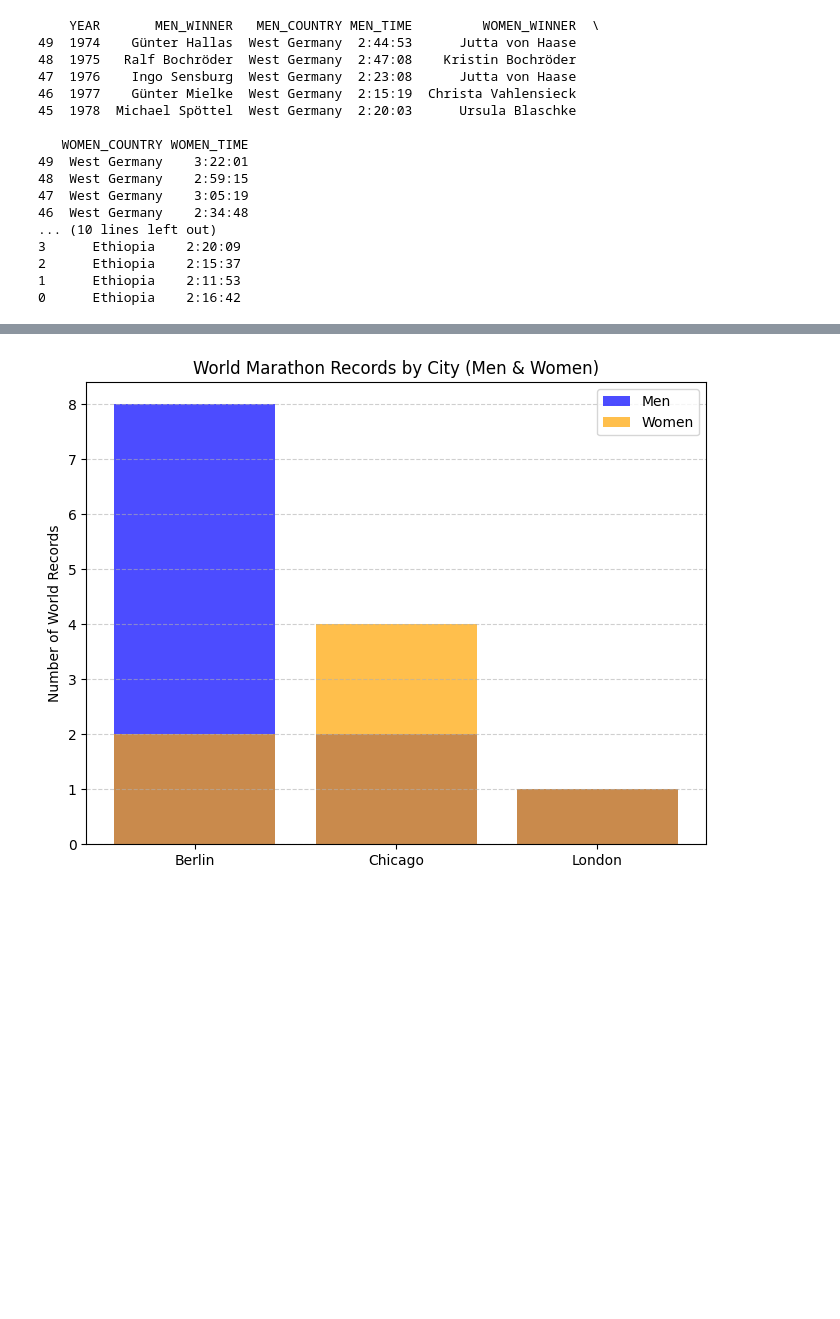
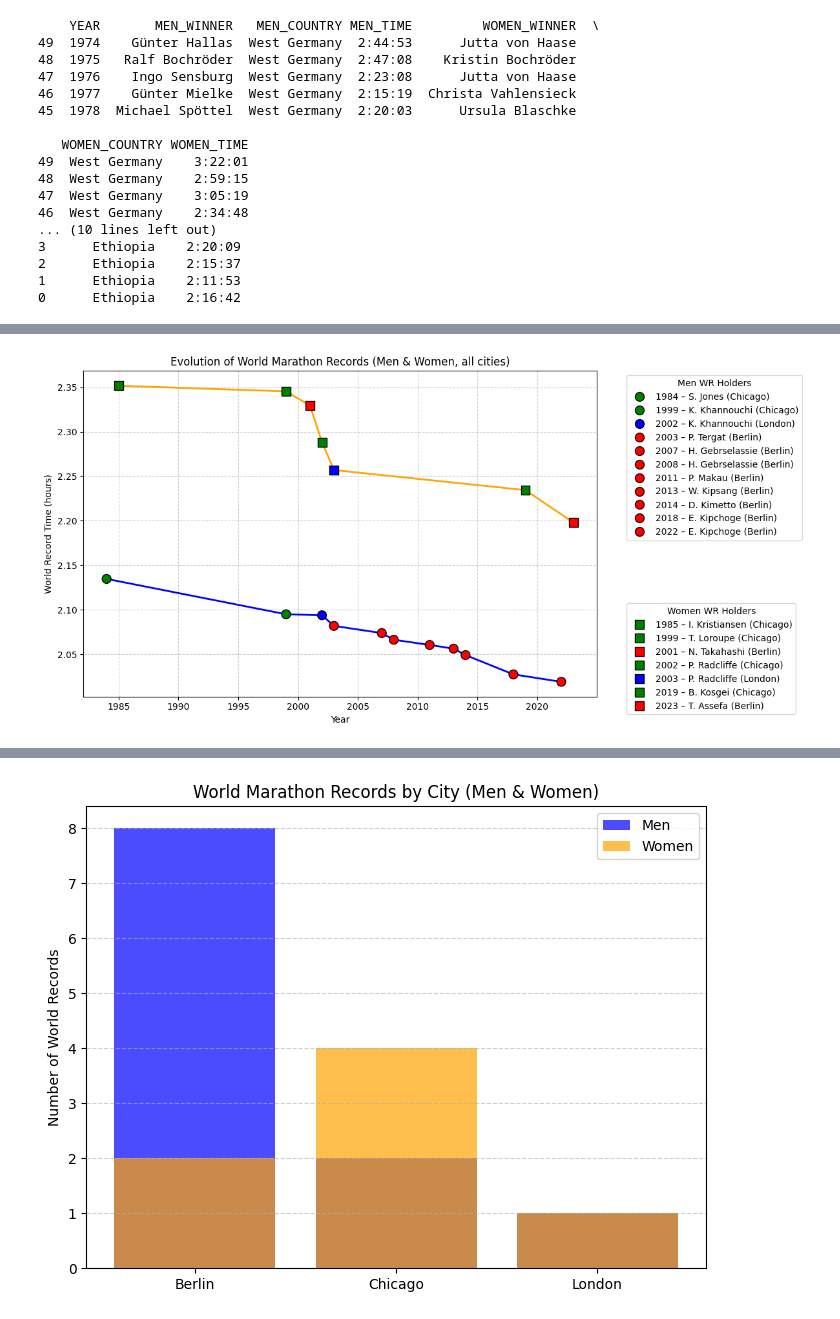
Before and after one commit to jomachase/first_project, a Jupyter notebook: notebooks/Rafael.ipynb, the cells around one changed output, grey strips where cells are left out. Drawn from its saved outputs; the diff is of its cells as text; code cells hidden in the pictures; blank space fills up the shorter version.

```diff
--- a/notebooks/Rafael.ipynb
+++ b/notebooks/Rafael.ipynb
@@ -142,0 +278,82 @@ print(df_final.tail())
+# %%
+# Base with world records
+
+records = [
+    # Men
+    {"Year":1984,"Gender":"Men","City":"Chicago","Winner":"S. Jones","Time":"2:08:05"},
+    {"Year":1999,"Gender":"Men","City":"Chicago","Winner":"K. Khannouchi","Time":"2:05:42"},
+    {"Year":2002,"Gender":"Men","City":"London","Winner":"K. Khannouchi","Time":"2:05:38"},
+    {"Year":2003,"Gender":"Men","City":"Berlin","Winner":"P. Tergat","Time":"2:04:55"},
+    {"Year":2007,"Gender":"Men","City":"Berlin","Winner":"H. Gebrselassie","Time":"2:04:26"},
+    {"Year":2008,"Gender":"Men","City":"Berlin","Winner":"H. Gebrselassie","Time":"2:03:59"},
+    {"Year":2011,"Gender":"Men","City":"Berlin","Winner":"P. Makau","Time":"2:03:38"},
+    {"Year":2013,"Gender":"Men","City":"Berlin","Winner":"W. Kipsang","Time":"2:03:23"},
+    {"Year":2014,"Gender":"Men","City":"Berlin","Winner":"D. Kimetto","Time":"2:02:57"},
+    {"Year":2018,"Gender":"Men","City":"Berlin","Winner":"E. Kipchoge","Time":"2:01:39"},
+    {"Year":2022,"Gender":"Men","City":"Berlin","Winner":"E. Kipchoge","Time":"2:01:09"},
+    # Women
+    {"Year":1985,"Gender":"Women","City":"Chicago","Winner":"I. Kristiansen","Time":"2:21:06"},
+    {"Year":1999,"Gender":"Women","City":"Chicago","Winner":"T. Loroupe","Time":"2:20:43"},
+    {"Year":2001,"Gender":"Women","City":"Berlin","Winner":"N. Takahashi","Time":"2:19:46"},
+    {"Year":2002,"Gender":"Women","City":"Chicago","Winner":"P. Radcliffe","Time":"2:17:18"},
+    {"Year":2003,"Gender":"Women","City":"London","Winner":"P. Radcliffe","Time":"2:15:25"},
+    {"Year":2019,"Gender":"Women","City":"Chicago","Winner":"B. Kosgei","Time":"2:14:04"},
+    {"Year":2023,"Gender":"Women","City":"Berlin","Winner":"T. Assefa","Time":"2:11:53"},
+]
+df_wr = pd.DataFrame(records)
+
+# Convert times to hours
+df_wr["Time"] = pd.to_timedelta(df_wr["Time"]).dt.total_seconds()/3600
+
+# Color by city
+city_colors = {"Berlin":"red","Chicago":"green","London":"blue"}
+
+plt.figure(figsize=(12,6))
+
+# Men
+men = df_wr[df_wr["Gender"]=="Men"].sort_values("Year")
+plt.plot(men["Year"], men["Time"], color="blue", linestyle="-", lw=2, label="Men WRs")
+plt.scatter(men["Year"], men["Time"],
+            c=men["City"].map(city_colors),
+            s=100, marker="o", edgecolor="black", zorder=5)
+
+# Women
+women = df_wr[df_wr["Gender"]=="Women"].sort_values("Year")
+plt.plot(women["Year"], women["Time"], color="orange", linestyle="-", lw=2, label="Women WRs")
+plt.scatter(women["Year"], women["Time"],
+            c=women["City"].map(city_colors),
+            s=100, marker="s", edgecolor="black", zorder=5)
+
+# Títles and labels
+plt.xlabel("Year")
+plt.ylabel("World Record Time (hours)")
+plt.title("Evolution of World Marathon Records (Men & Women, all cities)")
+
+# Separate subtitles
+men_handles = [
+    plt.Line2D([0],[0], marker='o', color='w',
+               markerfacecolor=city_colors[row["City"]],
+               markeredgecolor="black",
+               label=f"{row['Year']} – {row['Winner']} ({row['City']})",
+               markersize=10)
+    for _, row in men.iterrows()
+]
+legend1 = plt.legend(handles=men_handles, title="Men WR Holders", bbox_to_anchor=(1.05,1), loc="upper left")
+
+women_handles = [
+    plt.Line2D([0],[0], marker='s', color='w',
+               markerfacecolor=city_colors[row["City"]],
+               markeredgecolor="black",
+               label=f"{row['Year']} – {row['Winner']} ({row['City']})",
+               markersize=10)
+    for _, row in women.iterrows()
+]
+legend2 = plt.legend(handles=women_handles, title="Women WR Holders", bbox_to_anchor=(1.05,0.3), loc="upper left")
+
+plt.gca().add_artist(legend1)
+
+plt.grid(True, linestyle="--", alpha=0.6)
+plt.tight_layout()
+plt.show()
+# %% [output]
+[figure, added]
```
Also changed, not shown: parts of 9 cells of this notebook, 1 other file.
